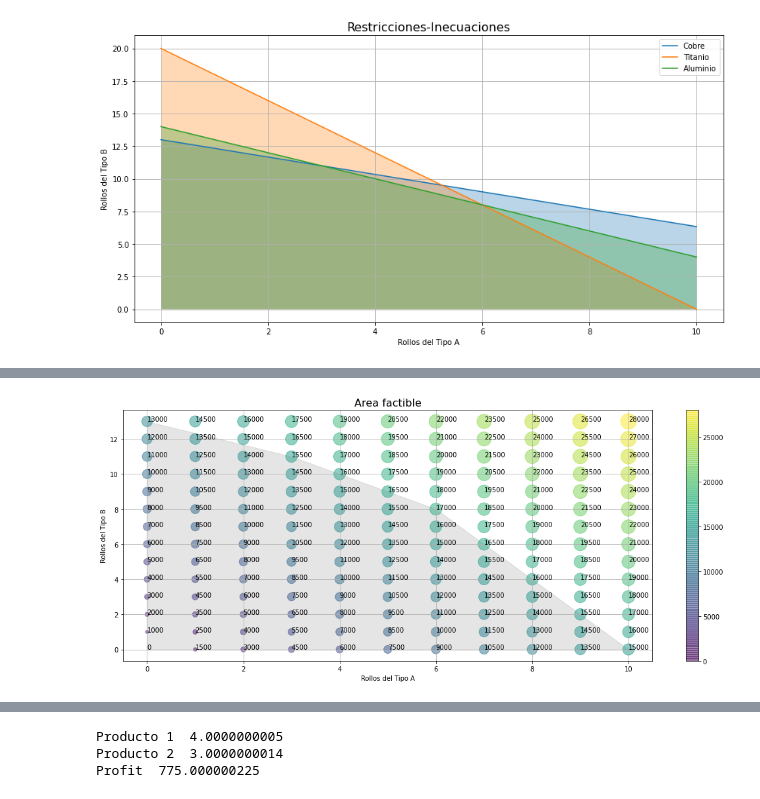
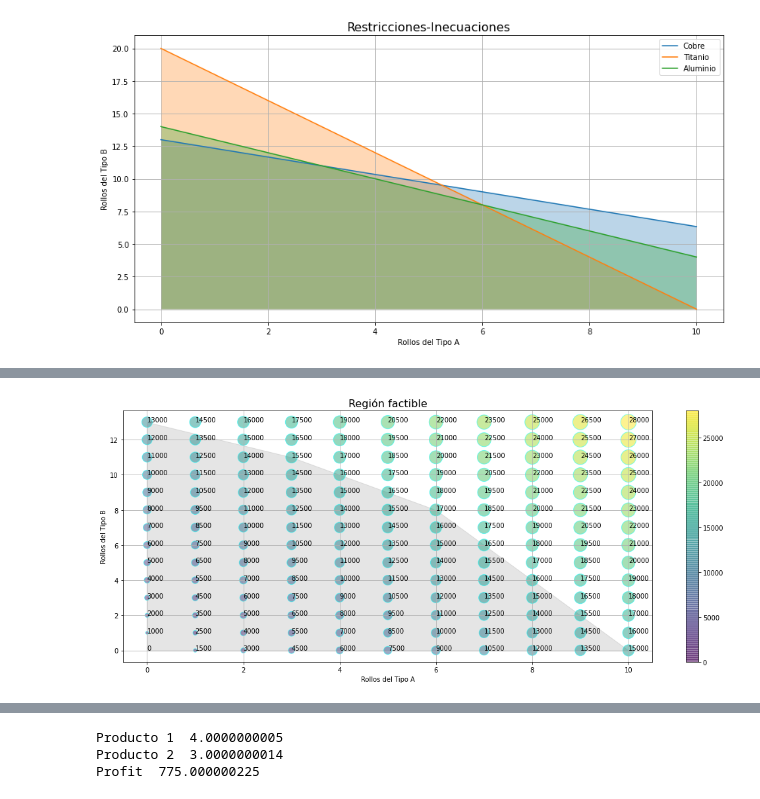
Before and after one commit to jcjimenezb123/ProgramacionPython, a Jupyter notebook: ProgramacionLineal.ipynb, the cells around one changed output, grey strips where cells are left out. Saved outputs shown, nothing was run; the diff lists cells and outputs as text; code cells hidden in the pictures.

```diff
--- a/ProgramacionLineal.ipynb
+++ b/ProgramacionLineal.ipynb
@@ -103,29 +114,35 @@ plt.grid()
 # %%
-#@title Area factible
+#@title Región factible
 x=np.linspace(0,10)
 y1=(-10*x+195)/15
 y2=(-2*x+20)
 y3=14-x
 
 z=lambda A,B:1500*A+1000*B
 a=np.arange(0,11,1)
 b=np.arange(0,14,1)
 A,B=np.meshgrid(a,b)
 Z=z(A,B)
 y4=np.minimum(y1,y2)
 y5=np.minimum(y4,y3)
 plt.figure(figsize=(18,7))
-plt.fill_between(x,y5,color='gray',alpha=0.2)
-plt.scatter(A,B,s=Z/50,c=Z, alpha=0.5, cmap='viridis')
+plt.fill_between(x,y5,
+                 color='gray',
+                 edgecolor='blue',
+                 alpha=0.2)
+plt.scatter(A,B,s=Z/50,
+            c=Z, alpha=0.5,
+            edgecolor='cyan',
+            cmap='viridis')
 plt.colorbar()
-plt.title('Area factible',fontsize=16)
+plt.title('Región factible',fontsize=16)
 plt.xlabel('Rollos del Tipo A')
 plt.ylabel('Rollos del Tipo B')
 plt.grid()
 for r in a:
   for c in b:
     plt.text(r, c,z(r,c))
 
 plt.show()
 # %% [output]
-[figure, old version]
+[figure, new version]
```
Also changed, not shown: parts of 12 cells of this notebook.
